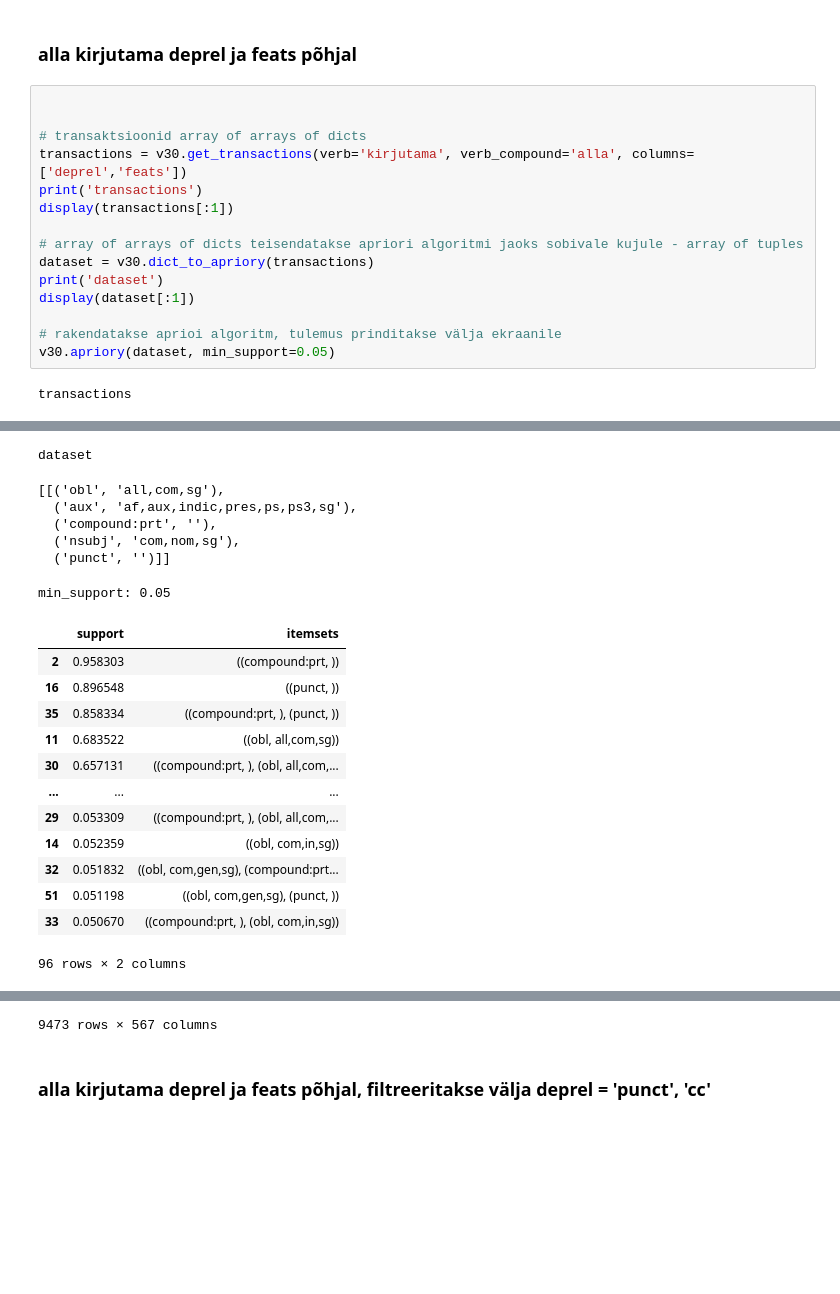
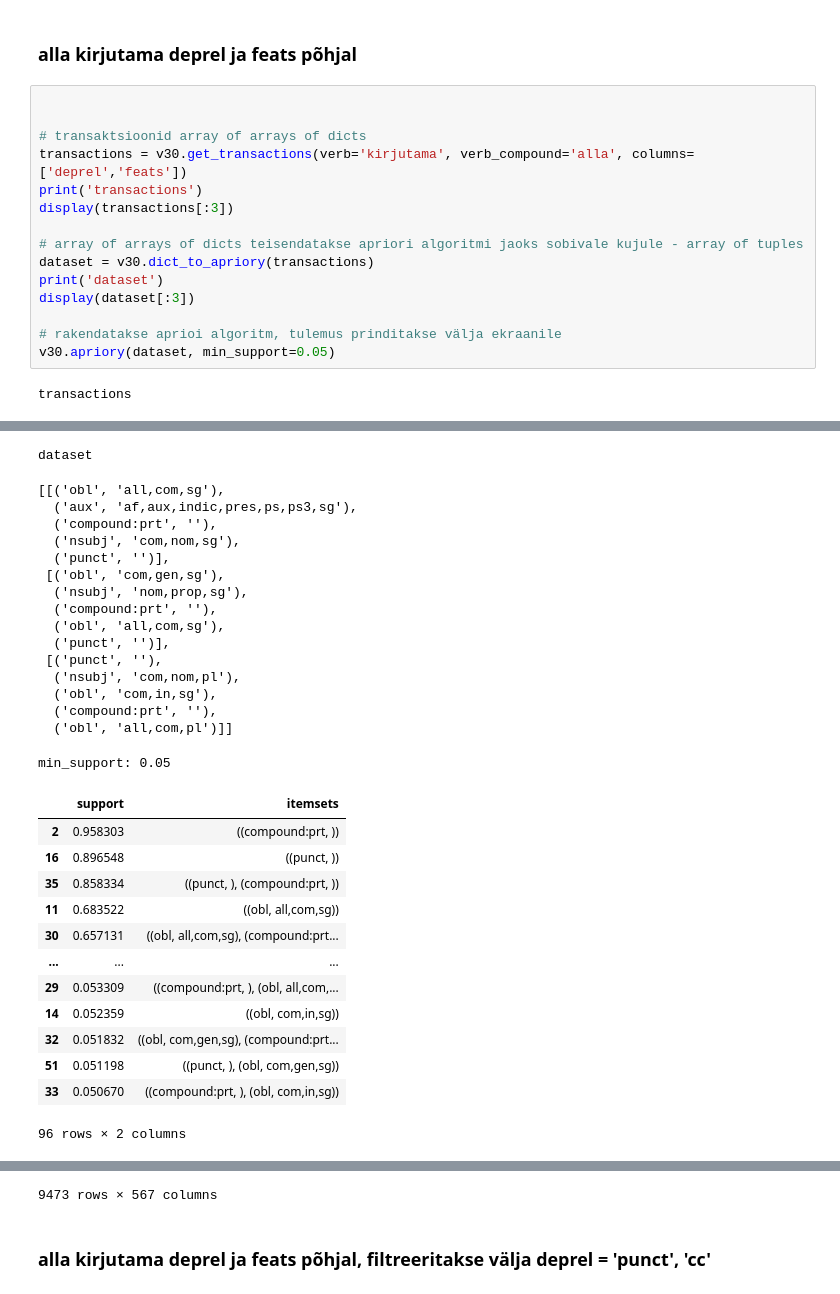
Before and after one commit to estnltk/syntax_experiments, a Jupyter notebook: v30_verb_transactions/sql_examples.ipynb, the cells around one changed output, grey strips where cells are left out. Drawn from its saved outputs; the diff is of its cells as text; blank space fills up the shorter version.

```diff
--- a/v30_verb_transactions/sql_examples.ipynb
+++ b/v30_verb_transactions/sql_examples.ipynb
@@ -150,12 +150,12 @@ v30 = V30("v30_koondkorpus_sentences_verb_pattern_obl_20240327-194533.db")
 # transaktsioonid array of arrays of dicts
 transactions = v30.get_transactions(verb='kirjutama', verb_compound='alla', columns=['deprel','feats'])
 print('transactions')
-display(transactions[:1])
+display(transactions[:3])
 
 # array of arrays of dicts teisendatakse apriori algoritmi jaoks sobivale kujule - array of tuples
 dataset = v30.dict_to_apriory(transactions)
 print('dataset')
-display(dataset[:1])
+display(dataset[:3])
 
 # rakendatakse aprioi algoritm, tulemus prinditakse välja ekraanile
 v30.apriory(dataset, min_support=0.05)
@@ -169,21 +179,31 @@ transactions
 dataset
 [[('obl', 'all,com,sg'),
   ('aux', 'af,aux,indic,pres,ps,ps3,sg'),
   ('compound:prt', ''),
   ('nsubj', 'com,nom,sg'),
-  ('punct', '')]]
+  ('punct', '')],
+ [('obl', 'com,gen,sg'),
+  ('nsubj', 'nom,prop,sg'),
+  ('compound:prt', ''),
+  ('obl', 'all,com,sg'),
+  ('punct', '')],
+ [('punct', ''),
+  ('nsubj', 'com,nom,pl'),
+  ('obl', 'com,in,sg'),
+  ('compound:prt', ''),
+  ('obl', 'all,com,pl')]]
 min_support: 0.05
 |  | support | itemsets |
 | 2 | 0.958303 | ((compound:prt, )) |
 | 16 | 0.896548 | ((punct, )) |
-| 35 | 0.858334 | ((compound:prt, ), (punct, )) |
+| 35 | 0.858334 | ((punct, ), (compound:prt, )) |
 | 11 | 0.683522 | ((obl, all,com,sg)) |
-| 30 | 0.657131 | ((compound:prt, ), (obl, all,com,... |
+| 30 | 0.657131 | ((obl, all,com,sg), (compound:prt... |
 | ... | ... | ... |
 | 29 | 0.053309 | ((compound:prt, ), (obl, all,com,... |
 | 14 | 0.052359 | ((obl, com,in,sg)) |
 | 32 | 0.051832 | ((obl, com,gen,sg), (compound:prt... |
-| 51 | 0.051198 | ((obl, com,gen,sg), (punct, )) |
+| 51 | 0.051198 | ((punct, ), (obl, com,gen,sg)) |
 | 33 | 0.050670 | ((compound:prt, ), (obl, com,in,sg)) |
 96 rows × 2 columns
 |  | (advcl, ) | (advcl, abes,aux,ps,sup) | (advcl, abes,main,ps,sup) | (advcl, abes,mod,ps,sup) | (advcl, ad,com,sg) | ... |
```
Also changed, not shown: parts of 3 cells of this notebook.
